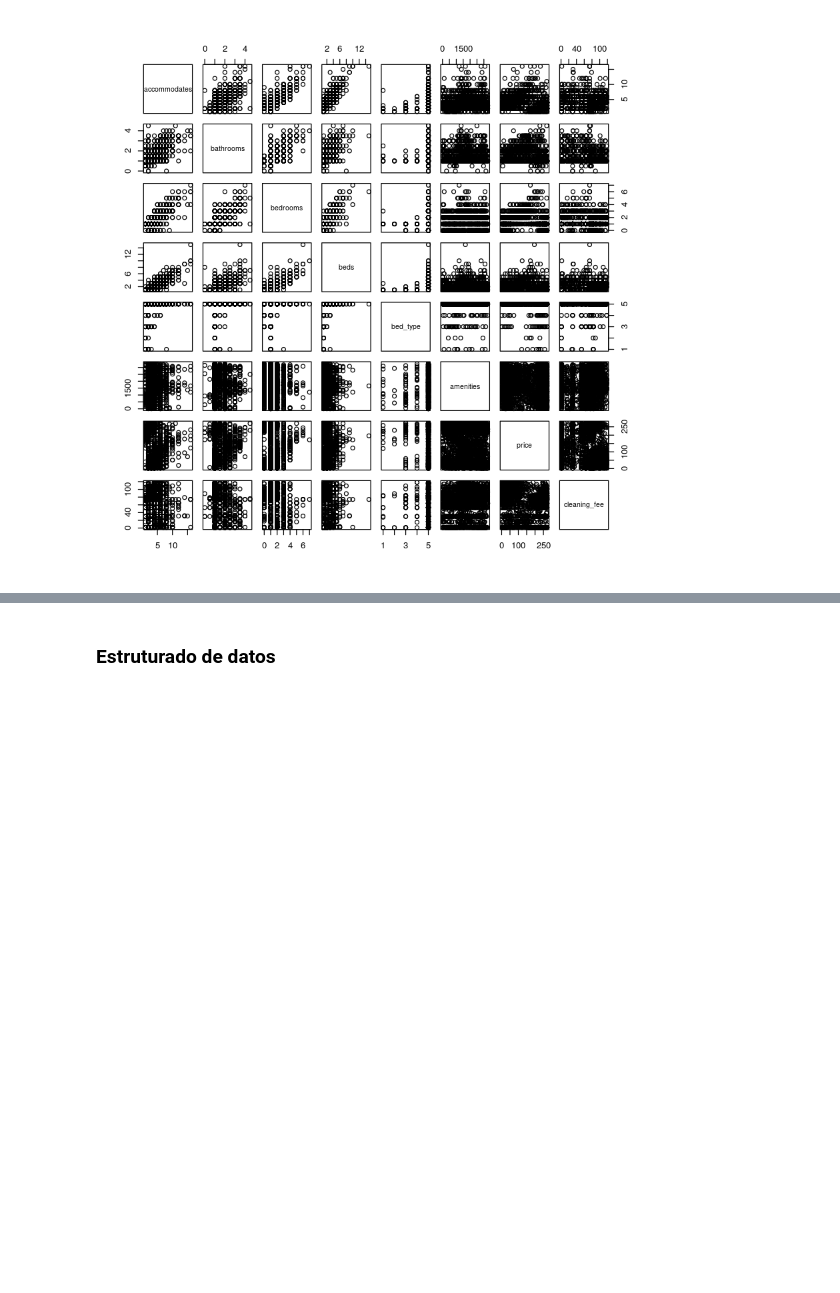
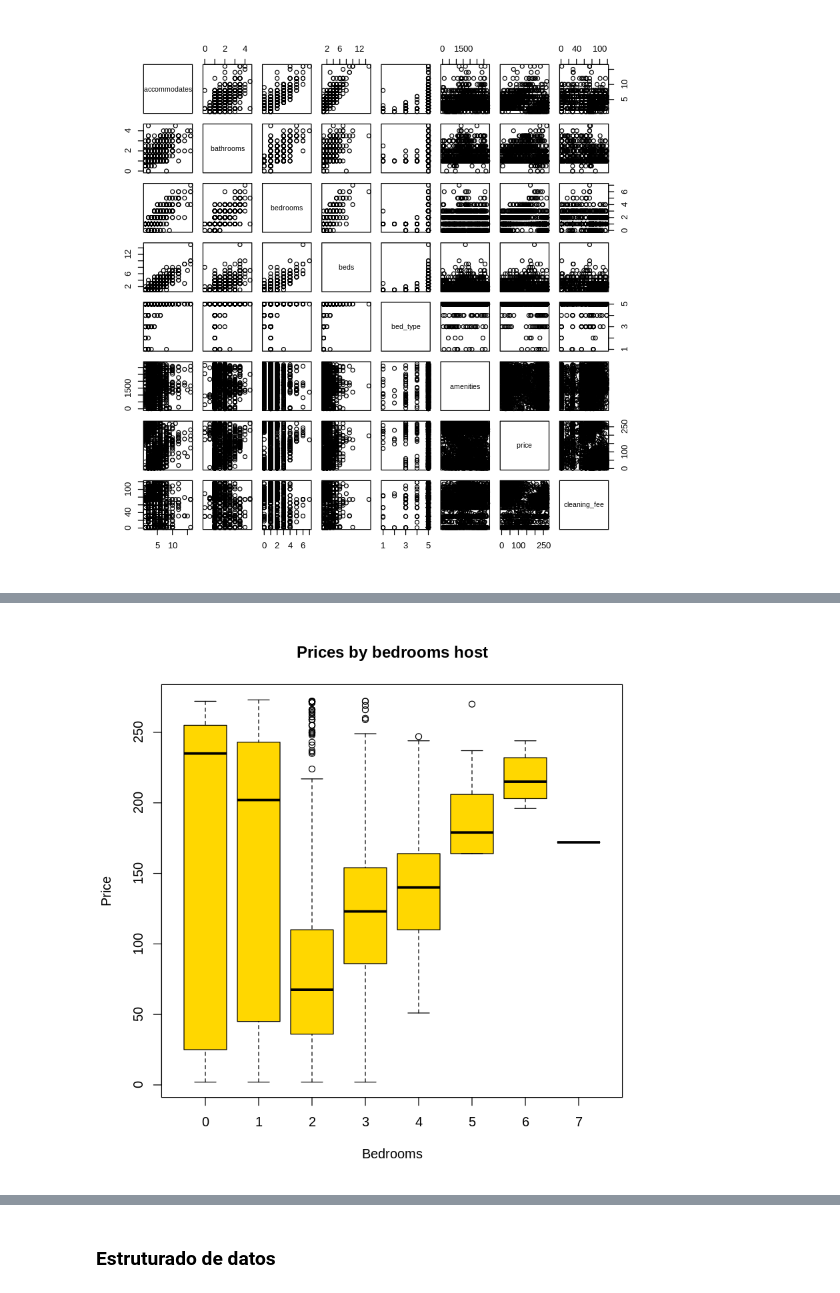
Before and after one commit to ivanfermena/Analisys-Airbnb-Seattle, a Jupyter notebook: analisis.ipynb, the cells around one changed output, grey strips where cells are left out. Drawn from its saved outputs; the diff is of its cells as text; code cells hidden in the pictures; blank space fills up the shorter version.

```diff
--- a/analisis.ipynb
+++ b/analisis.ipynb
@@ -987,0 +983,5 @@ pairs(airbnb_listings_clean[8:15])
+# %%
+boxplot(as.numeric(airbnb_listings_clean$price)~airbnb_listings_clean$bedrooms, col="gold", xlab="Bedrooms", ylab="Price",
+        main="Prices by bedrooms host")
+# %% [output]
+[figure, added]
```
Also changed, not shown: parts of 33 cells of this notebook, 2 other files.
